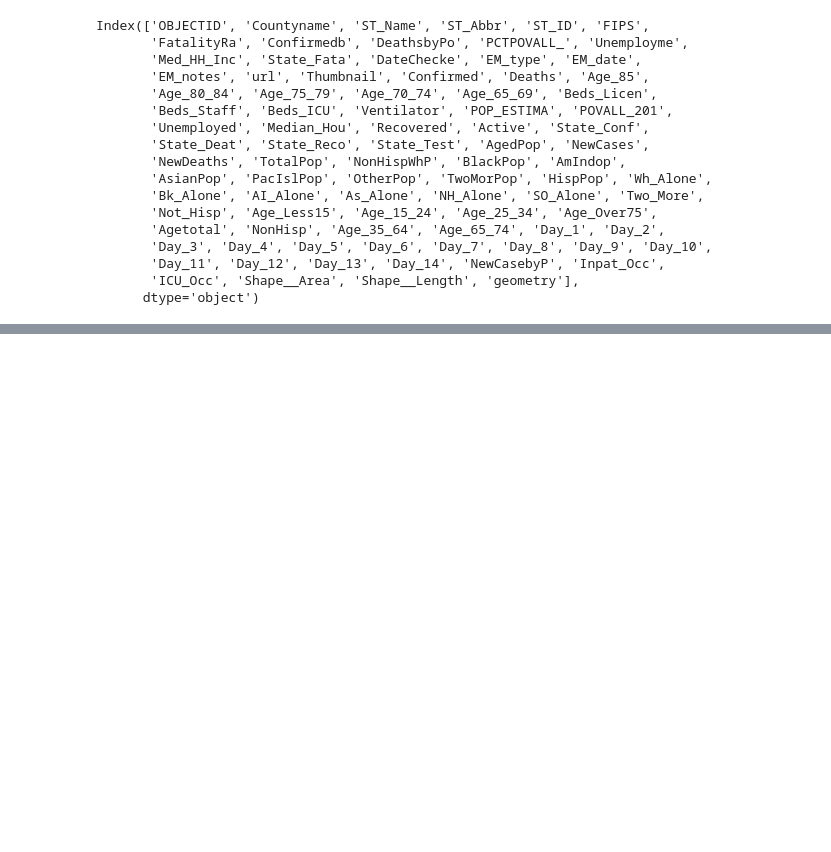
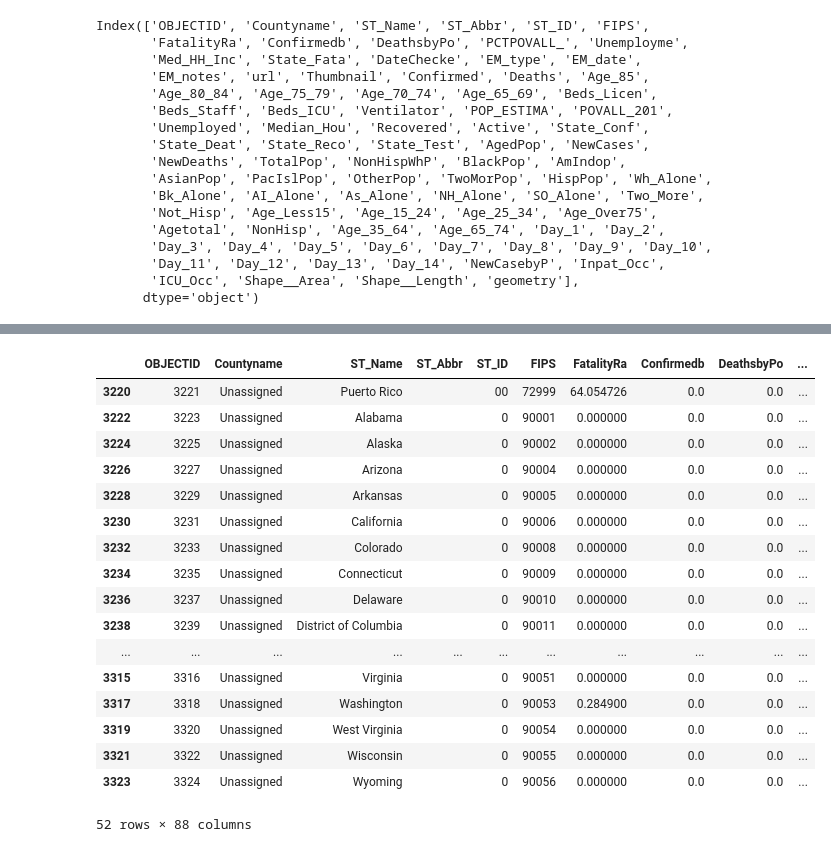
Before and after one commit to datascisteven/The-Masked-Politic, a Jupyter notebook: Phase_3_Project.ipynb, the cells around one changed output, grey strips where cells are left out. Cells and saved outputs as stored; diff of their text form; code cells hidden in the pictures; blank space fills up the shorter version.

```diff
--- a/Phase_3_Project.ipynb
+++ b/Phase_3_Project.ipynb
@@ -476,0 +251,21 @@ Index(['OBJECTID', 'Countyname', 'ST_Name', 'ST_Abbr', 'ST_ID', 'FIPS',
+# %%
+data[data.Countyname.str.contains("Unassigned")]
+# %% [output]
+|  | OBJECTID | Countyname | ST_Name | ST_Abbr | ST_ID | FIPS | FatalityRa | Confirmedb | DeathsbyPo | ... |
+| 3220 | 3221 | Unassigned | Puerto Rico |  | 00 | 72999 | 64.054726 | 0.0 | 0.0 | ... |
+| 3222 | 3223 | Unassigned | Alabama |  | 0 | 90001 | 0.000000 | 0.0 | 0.0 | ... |
+| 3224 | 3225 | Unassigned | Alaska |  | 0 | 90002 | 0.000000 | 0.0 | 0.0 | ... |
+| 3226 | 3227 | Unassigned | Arizona |  | 0 | 90004 | 0.000000 | 0.0 | 0.0 | ... |
+| 3228 | 3229 | Unassigned | Arkansas |  | 0 | 90005 | 0.000000 | 0.0 | 0.0 | ... |
+| 3230 | 3231 | Unassigned | California |  | 0 | 90006 | 0.000000 | 0.0 | 0.0 | ... |
+| 3232 | 3233 | Unassigned | Colorado |  | 0 | 90008 | 0.000000 | 0.0 | 0.0 | ... |
+| 3234 | 3235 | Unassigned | Connecticut |  | 0 | 90009 | 0.000000 | 0.0 | 0.0 | ... |
+| 3236 | 3237 | Unassigned | Delaware |  | 0 | 90010 | 0.000000 | 0.0 | 0.0 | ... |
+| 3238 | 3239 | Unassigned | District of Columbia |  | 0 | 90011 | 0.000000 | 0.0 | 0.0 | ... |
+| ... | ... | ... | ... | ... | ... | ... | ... | ... | ... | ... |
+| 3315 | 3316 | Unassigned | Virginia |  | 0 | 90051 | 0.000000 | 0.0 | 0.0 | ... |
+| 3317 | 3318 | Unassigned | Washington |  | 0 | 90053 | 0.284900 | 0.0 | 0.0 | ... |
+| 3319 | 3320 | Unassigned | West Virginia |  | 0 | 90054 | 0.000000 | 0.0 | 0.0 | ... |
+| 3321 | 3322 | Unassigned | Wisconsin |  | 0 | 90055 | 0.000000 | 0.0 | 0.0 | ... |
+| 3323 | 3324 | Unassigned | Wyoming |  | 0 | 90056 | 0.000000 | 0.0 | 0.0 | ... |
+52 rows × 88 columns
```
Also changed, not shown: parts of 29 cells of this notebook, 7 other files.
